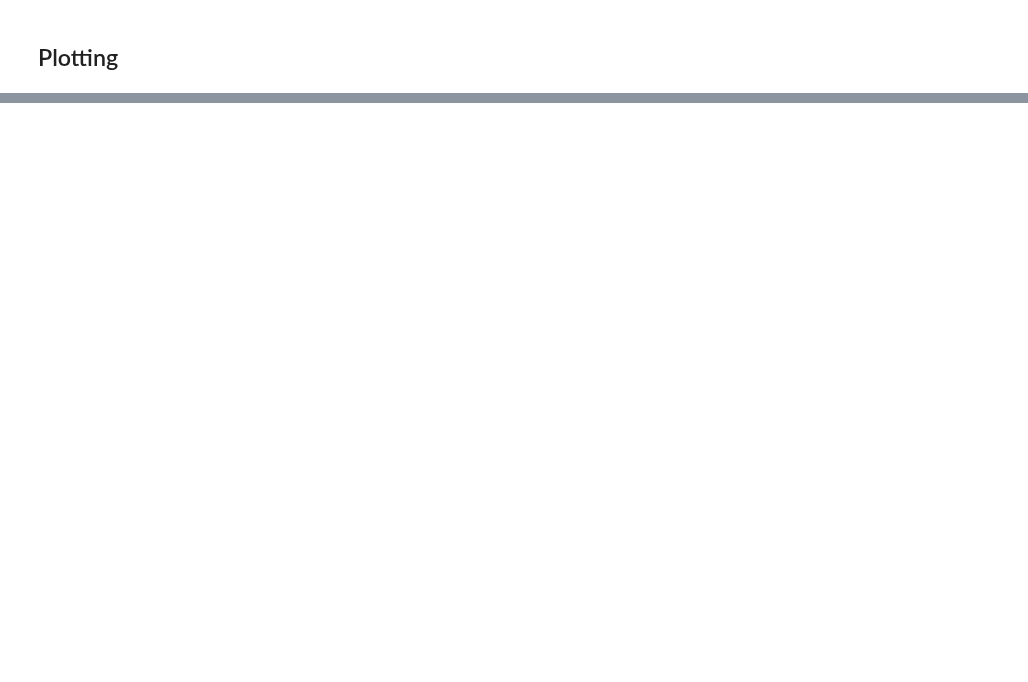
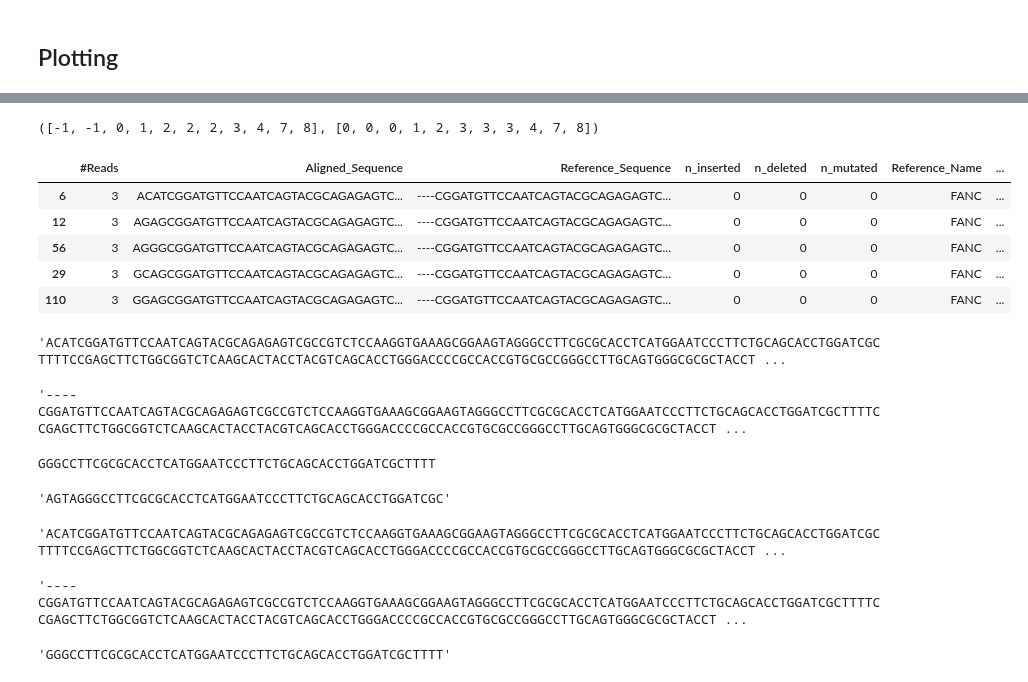
Before and after one commit to edilytics/CRISPResso2, a Jupyter notebook: scripts/Load Plots.ipynb, the cells around one changed output, grey strips where cells are left out. Saved outputs shown, nothing was run; the diff lists cells and outputs as text; code cells hidden in the pictures; blank space fills up the shorter version.

```diff
--- a/scripts/Load Plots.ipynb
+++ b/scripts/Load Plots.ipynb
@@ -163,0 +268,13 @@ X
+# %%
+CRISPRessoShared.get_relative_coordinates(ref, aligned)
+# %% [output]
+([-1, -1, 0, 1, 2, 2, 2, 3, 4, 7, 8], [0, 0, 0, 1, 2, 3, 3, 3, 4, 7, 8])
+# %%
+df_alleles.head()
+# %% [output]
+|  | #Reads | Aligned_Sequence | Reference_Sequence | n_inserted | n_deleted | n_mutated | Reference_Name | ... |
+| 6 | 3 | ACATCGGATGTTCCAATCAGTACGCAGAGAGTC... | ----CGGATGTTCCAATCAGTACGCAGAGAGTC... | 0 | 0 | 0 | FANC | ... |
+| 12 | 3 | AGAGCGGATGTTCCAATCAGTACGCAGAGAGTC... | ----CGGATGTTCCAATCAGTACGCAGAGAGTC... | 0 | 0 | 0 | FANC | ... |
+| 56 | 3 | AGGGCGGATGTTCCAATCAGTACGCAGAGAGTC... | ----CGGATGTTCCAATCAGTACGCAGAGAGTC... | 0 | 0 | 0 | FANC | ... |
+| 29 | 3 | GCAGCGGATGTTCCAATCAGTACGCAGAGAGTC... | ----CGGATGTTCCAATCAGTACGCAGAGAGTC... | 0 | 0 | 0 | FANC | ... |
+| 110 | 3 | GGAGCGGATGTTCCAATCAGTACGCAGAGAGTC... | ----CGGATGTTCCAATCAGTACGCAGAGAGTC... | 0 | 0 | 0 | FANC | ... |
@@ -163,0 +284,8 @@ X
+# %%
+seq
+# %% [output]
+'ACATCGGATGTTCCAATCAGTACGCAGAGAGTCGCCGTCTCCAAGGTGAAAGCGGAAGTAGGGCCTTCGCGCACCTCATGGAATCCCTTCTGCAGCACCTGGATCGCTTTTCCGAGCTTCTGGCGGTCTCAAGCACTACCTACGTCAGCACCTGGGACCCCGCCACCGTGCGCCGGGCCTTGCAGTGGGCGCGCTACCT ...
+# %%
+ref
+# %% [output]
+'----CGGATGTTCCAATCAGTACGCAGAGAGTCGCCGTCTCCAAGGTGAAAGCGGAAGTAGGGCCTTCGCGCACCTCATGGAATCCCTTCTGCAGCACCTGGATCGCTTTTCCGAGCTTCTGGCGGTCTCAAGCACTACCTACGTCAGCACCTGGGACCCCGCCACCGTGCGCCGGGCCTTGCAGTGGGCGCGCTACCT ...
@@ -163,0 +294,20 @@ X
+# %%
+print(''.join([seq[left_pos[pos]] for pos in exon_positions]))
+# %% [output]
+GGGCCTTCGCGCACCTCATGGAATCCCTTCTGCAGCACCTGGATCGCTTTT
+# %%
+seq[exon_positions[0]: exon_positions[-1] + 1]
+# %% [output]
+'AGTAGGGCCTTCGCGCACCTCATGGAATCCCTTCTGCAGCACCTGGATCGC'
+# %%
+seq
+# %% [output]
+'ACATCGGATGTTCCAATCAGTACGCAGAGAGTCGCCGTCTCCAAGGTGAAAGCGGAAGTAGGGCCTTCGCGCACCTCATGGAATCCCTTCTGCAGCACCTGGATCGCTTTTCCGAGCTTCTGGCGGTCTCAAGCACTACCTACGTCAGCACCTGGGACCCCGCCACCGTGCGCCGGGCCTTGCAGTGGGCGCGCTACCT ...
+# %%
+ref
+# %% [output]
+'----CGGATGTTCCAATCAGTACGCAGAGAGTCGCCGTCTCCAAGGTGAAAGCGGAAGTAGGGCCTTCGCGCACCTCATGGAATCCCTTCTGCAGCACCTGGATCGCTTTTCCGAGCTTCTGGCGGTCTCAAGCACTACCTACGTCAGCACCTGGGACCCCGCCACCGTGCGCCGGGCCTTGCAGTGGGCGCGCTACCT ...
+# %%
+coding_seq
+# %% [output]
+'GGGCCTTCGCGCACCTCATGGAATCCCTTCTGCAGCACCTGGATCGCTTTT'
```
Also changed, not shown: parts of 34 cells of this notebook, 4 other files.
